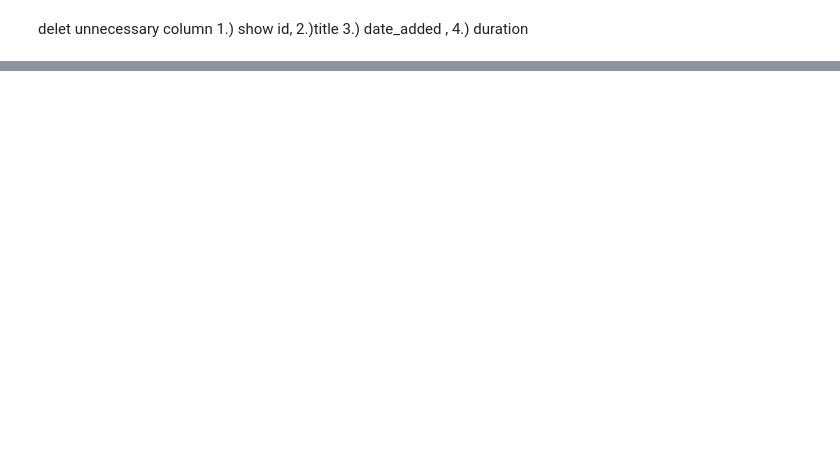
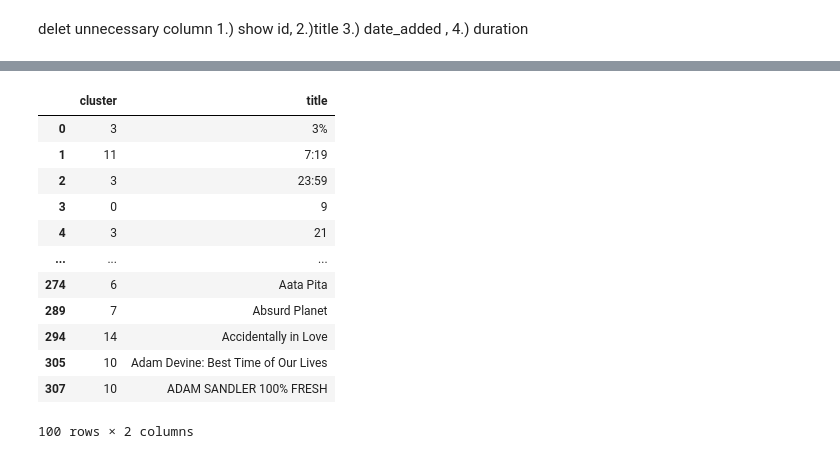
Before and after one commit to shivansh9770/Netflix-Movies-and-TV-show-Clustering, a Jupyter notebook: NETFLIX_MOVIES_AND_TV_SHOWS_CLUSTERING.ipynb, the cells around one changed output, grey strips where cells are left out. Drawn from its saved outputs; the diff is of its cells as text; code cells hidden in the pictures; blank space fills up the shorter version.

```diff
--- a/NETFLIX_MOVIES_AND_TV_SHOWS_CLUSTERING.ipynb
+++ b/NETFLIX_MOVIES_AND_TV_SHOWS_CLUSTERING.ipynb
@@ -844,0 +925,16 @@ from sklearn.cluster import KMeans
+# %%
+netflix_df.groupby('cluster')
+# %% [output]
+|  | cluster | title |
+| 0 | 3 | 3% |
+| 1 | 11 | 7:19 |
+| 2 | 3 | 23:59 |
+| 3 | 0 | 9 |
+| 4 | 3 | 21 |
+| ... | ... | ... |
+| 274 | 6 | Aata Pita |
+| 289 | 7 | Absurd Planet |
+| 294 | 14 | Accidentally in Love |
+| 305 | 10 | Adam Devine: Best Time of Our Lives |
+| 307 | 10 | ADAM SANDLER 100% FRESH |
+100 rows × 2 columns
```
Also changed, not shown: parts of 12 cells of this notebook.
